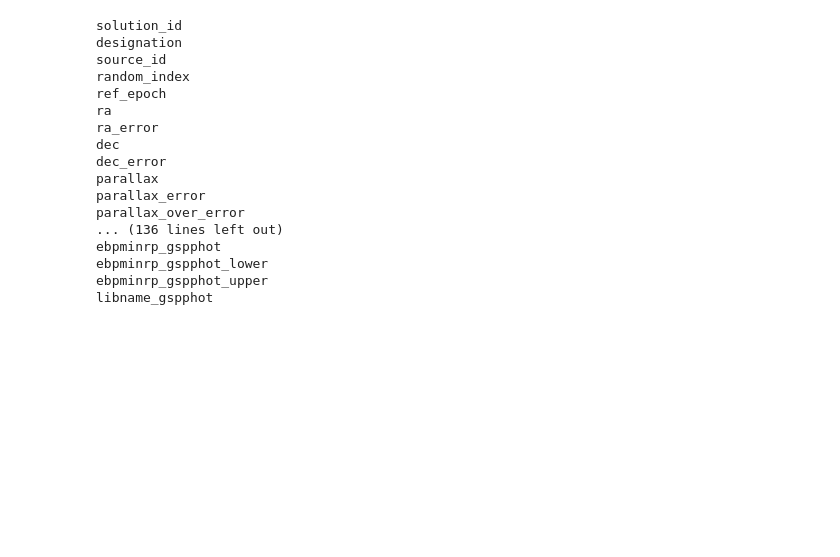
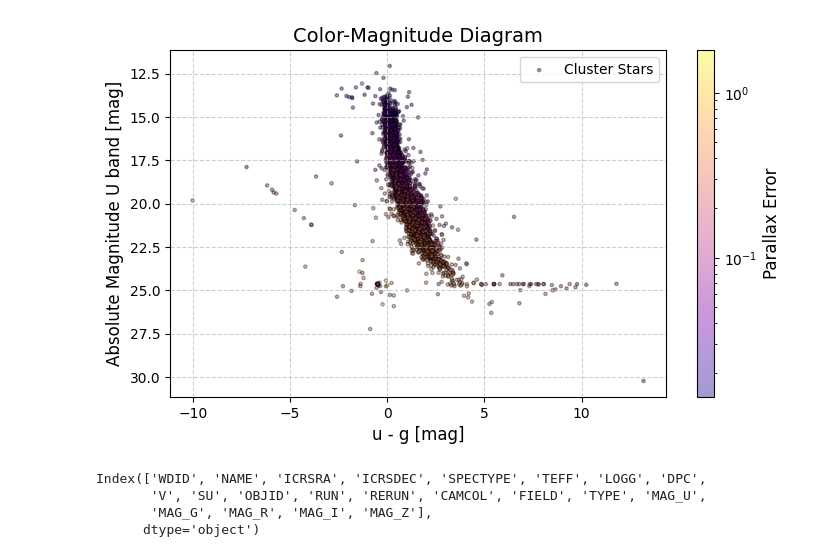
Before and after one commit to lordrick94/stars_and_planetsI_ucsc, a Jupyter notebook: homeworks/hw6/gaia.ipynb, the cells around one changed output. Cells and saved outputs as stored; diff of their text form; code cells hidden in the pictures; blank space fills up the shorter version.

```diff
--- a/homeworks/hw6/gaia.ipynb
+++ b/homeworks/hw6/gaia.ipynb
@@ -249,21 +344,0 @@ plot_color_magnitude_diagram(sdss_df, line_segments=line_seg, boring_plot=False)
-# %%
-for i in sdss_df.columns:
-    print(i)
-# %% [output]
-solution_id
-designation
-source_id
-random_index
-ref_epoch
-ra
-ra_error
-dec
-dec_error
-parallax
-parallax_error
-parallax_over_error
-... (136 lines left out)
-ebpminrp_gspphot
-ebpminrp_gspphot_lower
-ebpminrp_gspphot_upper
-libname_gspphot
@@ -271,0 +345,5 @@ sdss_df.to_csv('sdss_df.csv')
+# %%
+# U vs u-g
+plot_color_magnitude_diagram(wd_sample, line_segments=None, boring_plot=True,mag_ug=True,save_file='wd_sample_ug_CMD.png')
+# %% [output]
+[figure, added]
@@ -271,0 +352,7 @@ sdss_df.to_csv('sdss_df.csv')
+# %%
+spectra_wd_df.columns
+# %% [output]
+Index(['WDID', 'NAME', 'ICRSRA', 'ICRSDEC', 'SPECTYPE', 'TEFF', 'LOGG', 'DPC',
+       'V', 'SU', 'OBJID', 'RUN', 'RERUN', 'CAMCOL', 'FIELD', 'TYPE', 'MAG_U',
+       'MAG_G', 'MAG_R', 'MAG_I', 'MAG_Z'],
+      dtype='object')
```
Also changed, not shown: parts of 26 cells of this notebook, 50 other files.
